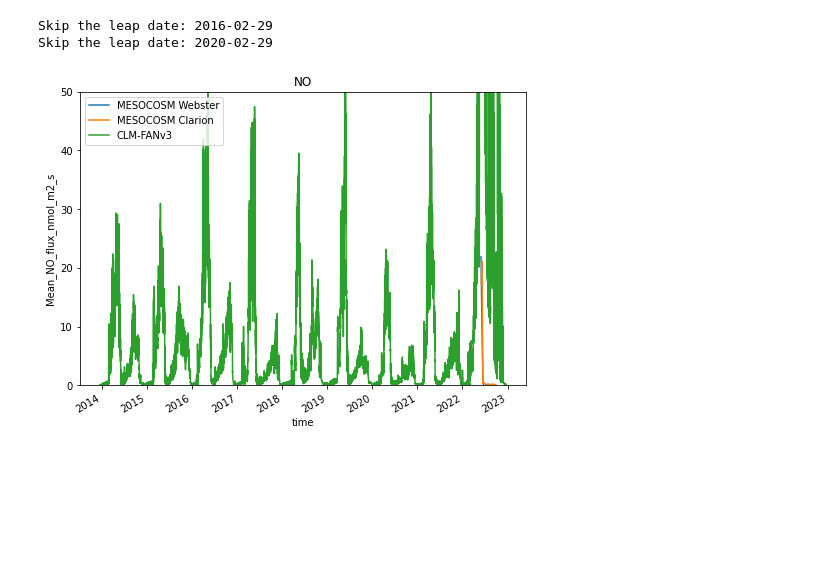
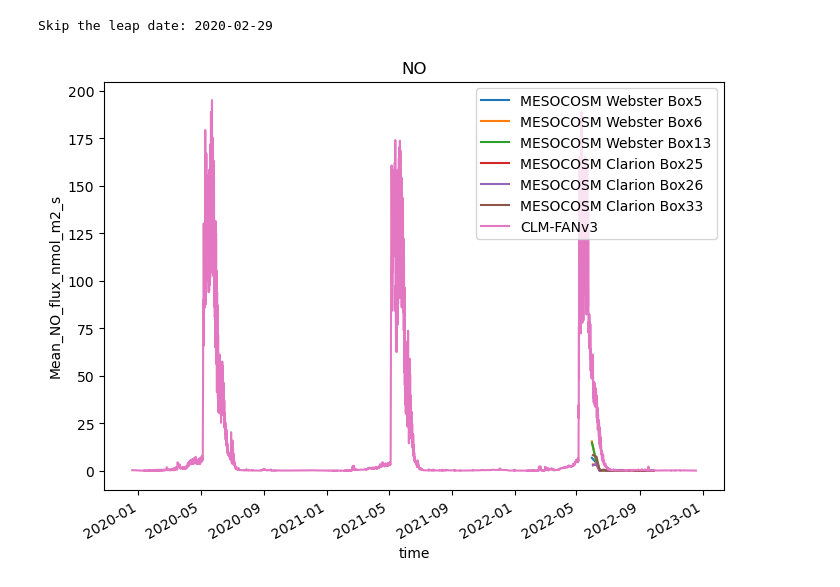
Before and after one commit to jinmuluo/pymaps, a Jupyter notebook: SP_plot.ipynb, the cells around one changed output. Saved outputs shown, nothing was run; the diff lists cells and outputs as text; code cells hidden in the pictures; blank space fills up the shorter version.

```diff
--- a/SP_plot.ipynb
+++ b/SP_plot.ipynb
@@ -8,8 +8,8 @@ from dateutil.relativedelta import relativedelta
 import cftime
 # %%
 case = "MESOCOM"
-path = "/glade/scratch/jinmuluo/archive/MESOCOM/lnd/hist/"
-start_date = date(2014, 1, 1)
+path = "/glade/scratch/jinmuluo/archive/MESOCOM1.2WC/lnd/hist/"
+start_date = date(2020, 1, 1)
 end_date = date(2023, 1, 1)
 NO_LEAP = True
 
@@ -24,7 +24,9 @@ RUNOFF = ["MANURE_NITRATE_RUNOFF", 'FERT_NITRATE_RUNOFF', "CANOPY_TO_SOIL","FERT
            'SMIN_NO3_RUNOFF', 'SMIN_NO3_LEACHED']
 GAS = ["N2O_DENITRIFY_TOTAL", "N2O_NITRIFY_TOTAL", "NOx_DENITRIFY_TOTAL", "NOx_NITRIFY_TOTAL", "N2_TOTAL", 'NH3_TOTAL',
        'F_N2O_NIT', 'F_NOx_NIT', 'F_N2O_DENIT', 'F_NOx_DENIT', 'F_N2_DENIT']
-POOLS = ["NITRATE_TOTN", "NITRATE_G1", "NITRATE_G2", "NITRATE_G3", "NITRATE_S0", "NITRATE_S1", "NITRATE_S2", "NITRATE_S3", "NITRATE_F1", "NITRATE_F2",  "NITRATE_F3",  "NITRATE_F4"]
+POOLS = ["NITRATE_G1", "NITRATE_G2", "NITRATE_G3", "NITRATE_S0",
+         "NITRATE_S1", "NITRATE_S2", "NITRATE_S3", "NITRATE_F1", "NITRATE_F2",  "NITRATE_F3",  "NITRATE_F4"]
+Others = ["FAN_TOTN", "NITRATE_TOTN",'SMINN', 'SMINN_vr', 'SMIN_NH4_vr', 'SMIN_NO3_vr', 'H2OSOI', 'TSOI_10CM']
 
 CLM = []
 for i in range(delta_days):
@@ -36,7 +38,6 @@ for i in range(delta_days):
 
     CLM.append(path + case + ".clm2." + "h1" + "." + currdate +"-00000.nc")
 # %% [output]
-Skip the leap date: 2016-02-29
 Skip the leap date: 2020-02-29
 # %%
 def preprocess(ds, fields=GAS):
@@ -54,19 +60,23 @@ dsNO = dsNO.sort_index()
 # %%
 NO = (dsCLM.NOx_NITRIFY_TOTAL + dsCLM.NOx_DENITRIFY_TOTAL + dsCLM.F_NOx_NIT + dsCLM.F_NOx_DENIT)*1e9*30/14
 NO.attrs['units'] = "nmol/m2/s"
 #dsTIME = pd.DataFrame({'date':dsCLM.time.dt.strftime("%Y-%m-%d %H:%M:%S")})
 NO['time'] = [cftime.date2num(x, "days since 1970-01-01") for x in NO.time]
 
 fig, ax = plt.subplots(figsize=(8, 6))
-dsNO.loc[('Webster', 213, 4), 'Mean_NO_flux_nmol_m2_s'].plot(ax=ax, label='MESOCOSM Webster')
-dsNO.loc[('Clarion', 213, 30), 'Mean_NO_flux_nmol_m2_s'].plot(ax=ax, label='MESOCOSM Clarion')
+dsNO.loc[('Webster', 123, 5), 'Mean_NO_flux_nmol_m2_s'].plot(ax=ax, label='MESOCOSM Webster Box5')
+dsNO.loc[('Webster', 123, 6), 'Mean_NO_flux_nmol_m2_s'].plot(ax=ax, label='MESOCOSM Webster Box6')
+dsNO.loc[('Webster', 123, 13), 'Mean_NO_flux_nmol_m2_s'].plot(ax=ax, label='MESOCOSM Webster Box13')
+dsNO.loc[('Clarion', 123, 25), 'Mean_NO_flux_nmol_m2_s'].plot(ax=ax, label='MESOCOSM Clarion Box25')
+dsNO.loc[('Clarion', 123, 26), 'Mean_NO_flux_nmol_m2_s'].plot(ax=ax, label='MESOCOSM Clarion Box26')
+dsNO.loc[('Clarion', 123, 33), 'Mean_NO_flux_nmol_m2_s'].plot(ax=ax, label='MESOCOSM Clarion Box33')
 NO.plot(ax=ax, label='CLM-FANv3')
 
 ax.set_title("NO")
 ax.set_ylabel("Mean_NO_flux_nmol_m2_s")
 ax.legend()
 fig.savefig("NO_emission.jpg", dpi=200)
 plt.show()
 # %% [output]
-[figure, old version]
+[figure, new version]
 # %%
```
Also changed, not shown: parts of 13 cells of this notebook, 10 other files.
